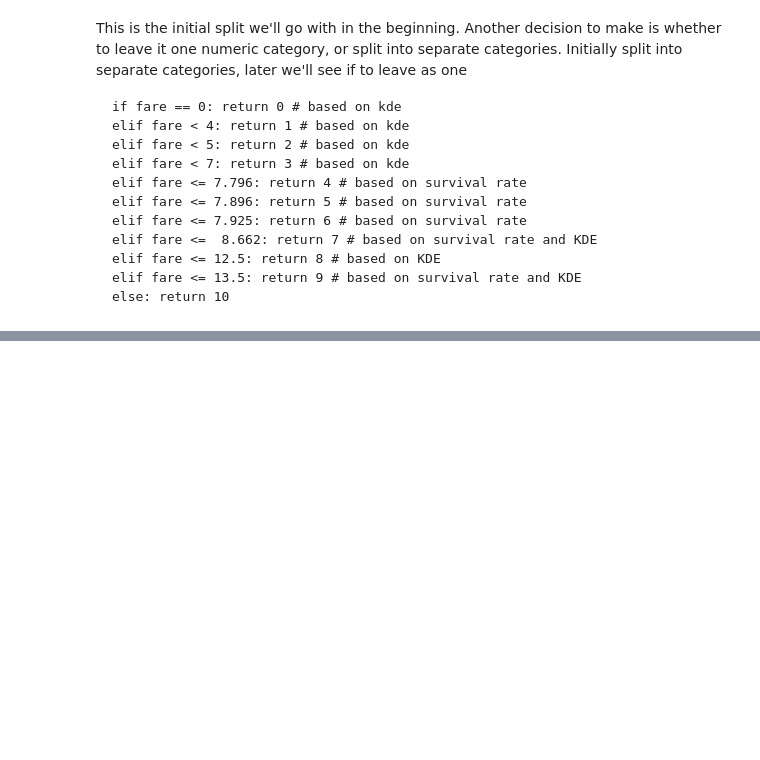
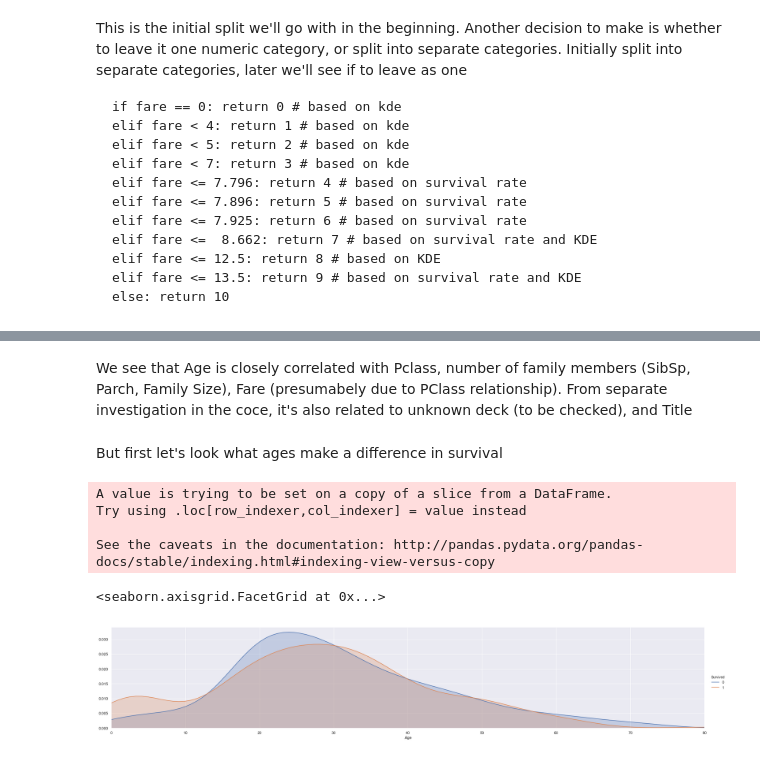
Before and after one commit to yoni2k/ml-kaggle-challenges, a Jupyter notebook: titanic/Advanced feature engineering.ipynb, the cells around one changed output, grey strips where cells are left out. Saved outputs shown, nothing was run; the diff lists cells and outputs as text; code cells hidden in the pictures; blank space fills up the shorter version.

```diff
--- a/titanic/Advanced feature engineering.ipynb
+++ b/titanic/Advanced feature engineering.ipynb
@@ -839,0 +850,19 @@ This is the initial split we'll go with in the beginning.  Another decision to m
+# %% [markdown]
+We see that Age is closely correlated with Pclass, number of family members (SibSp, Parch, Family Size), Fare (presumabely due to PClass relationship). From separate investigation in the coce, it's also related to unknown deck (to be checked), and Title
+# %% [markdown]
+But first let's look what ages make a difference in survival
+# %%
+train_temp = both[:891]
+train_temp['Survived'] = train['Survived']
+
+facet = sns.FacetGrid(train_temp, hue="Survived",aspect=5, height=5)
+facet.map(sns.kdeplot,'Age',shade= True)
+facet.set(xlim=(0, train_temp['Age'].max()))
+facet.add_legend()
+# %% [output]
+A value is trying to be set on a copy of a slice from a DataFrame.
+Try using .loc[row_indexer,col_indexer] = value instead
+
+See the caveats in the documentation: http://pandas.pydata.org/pandas-docs/stable/indexing.html#indexing-view-versus-copy
+<seaborn.axisgrid.FacetGrid at 0x...>
+[figure, added]
```
Also changed, not shown: parts of 21 cells of this notebook, 2 other files.
